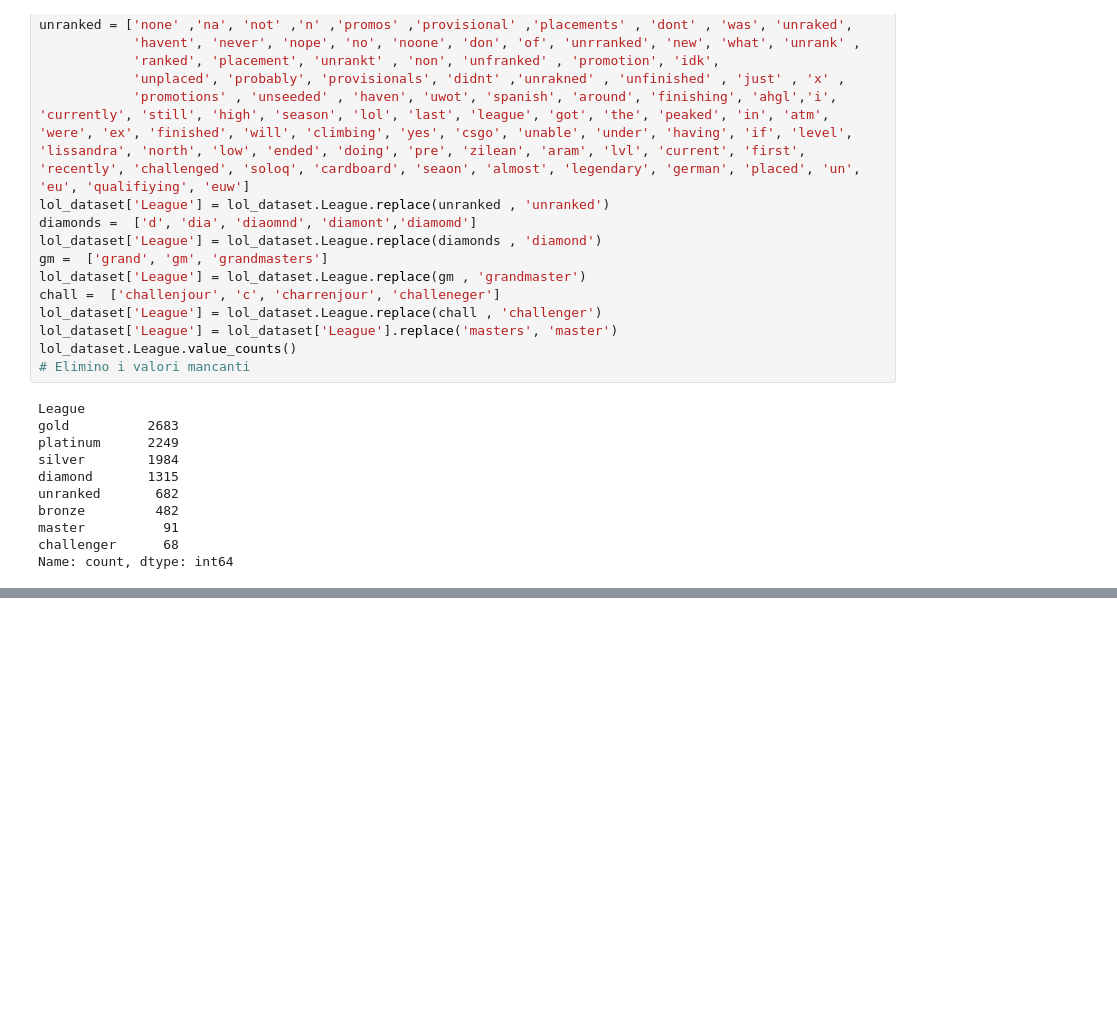
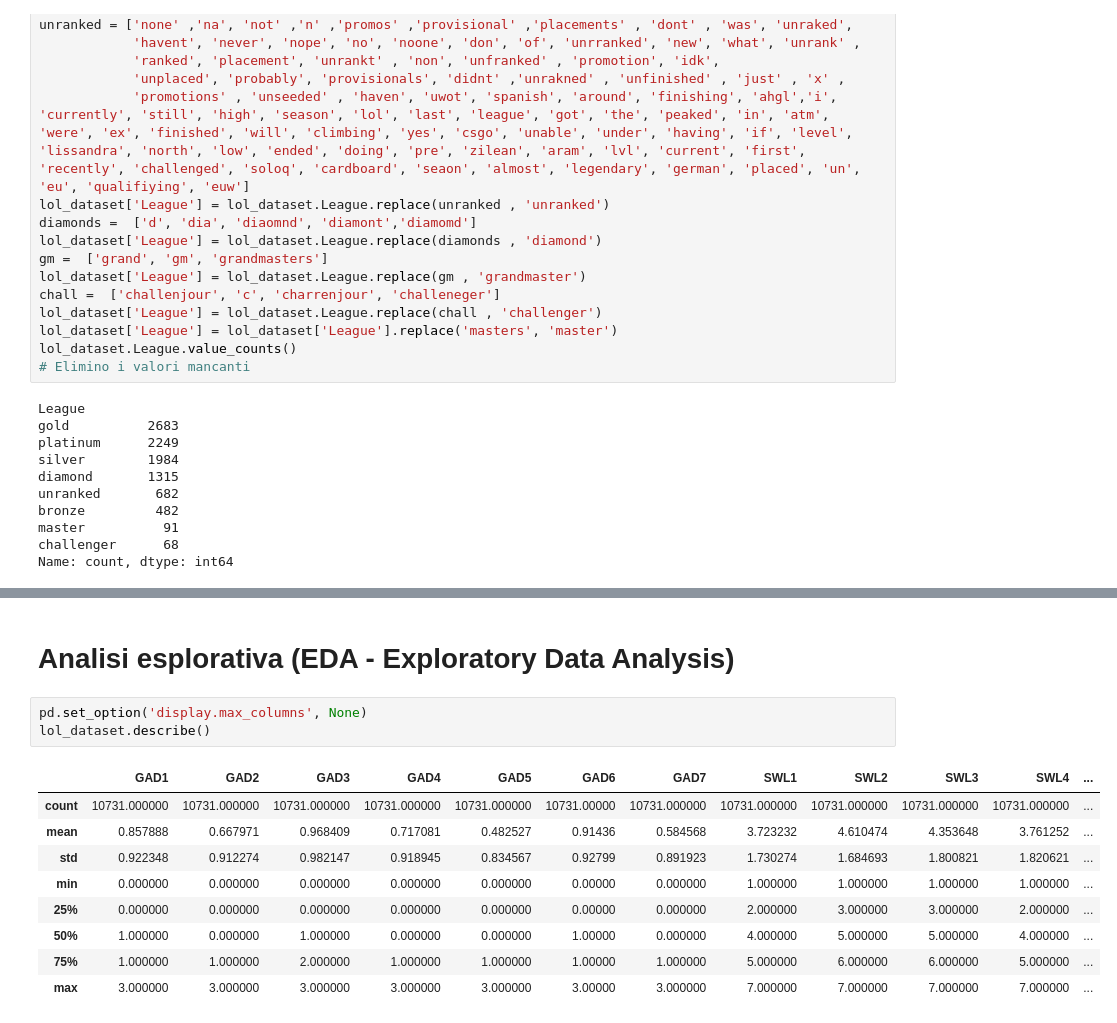
Before and after one commit to leonardogrimaldi/Progetto_Data_Intensive_24-25, a Jupyter notebook: main.ipynb, the cells around one changed output, grey strips where cells are left out. Cells and saved outputs as stored; diff of their text form; blank space fills up the shorter version.

```diff
--- a/main.ipynb
+++ b/main.ipynb
@@ -208,0 +218,15 @@ lol_dataset.describe()
+# %% [markdown]
+# Analisi esplorativa (EDA - Exploratory Data Analysis)
+# %%
+pd.set_option('display.max_columns', None)
+lol_dataset.describe()
+# %% [output]
+|  | GAD1 | GAD2 | GAD3 | GAD4 | GAD5 | GAD6 | GAD7 | SWL1 | SWL2 | SWL3 | SWL4 | ... |
+| count | 10731.000000 | 10731.000000 | 10731.000000 | 10731.000000 | 10731.000000 | 10731.00000 | 10731.000000 | 10731.000000 | 10731.000000 | 10731.000000 | 10731.000000 | ... |
+| mean | 0.857888 | 0.667971 | 0.968409 | 0.717081 | 0.482527 | 0.91436 | 0.584568 | 3.723232 | 4.610474 | 4.353648 | 3.761252 | ... |
+| std | 0.922348 | 0.912274 | 0.982147 | 0.918945 | 0.834567 | 0.92799 | 0.891923 | 1.730274 | 1.684693 | 1.800821 | 1.820621 | ... |
+| min | 0.000000 | 0.000000 | 0.000000 | 0.000000 | 0.000000 | 0.00000 | 0.000000 | 1.000000 | 1.000000 | 1.000000 | 1.000000 | ... |
+| 25% | 0.000000 | 0.000000 | 0.000000 | 0.000000 | 0.000000 | 0.00000 | 0.000000 | 2.000000 | 3.000000 | 3.000000 | 2.000000 | ... |
+| 50% | 1.000000 | 0.000000 | 1.000000 | 0.000000 | 0.000000 | 1.00000 | 0.000000 | 4.000000 | 5.000000 | 5.000000 | 4.000000 | ... |
+| 75% | 1.000000 | 1.000000 | 2.000000 | 1.000000 | 1.000000 | 1.00000 | 1.000000 | 5.000000 | 6.000000 | 6.000000 | 5.000000 | ... |
+| max | 3.000000 | 3.000000 | 3.000000 | 3.000000 | 3.000000 | 3.00000 | 3.000000 | 7.000000 | 7.000000 | 7.000000 | 7.000000 | ... |
```
Also changed, not shown: parts of 20 cells of this notebook.
